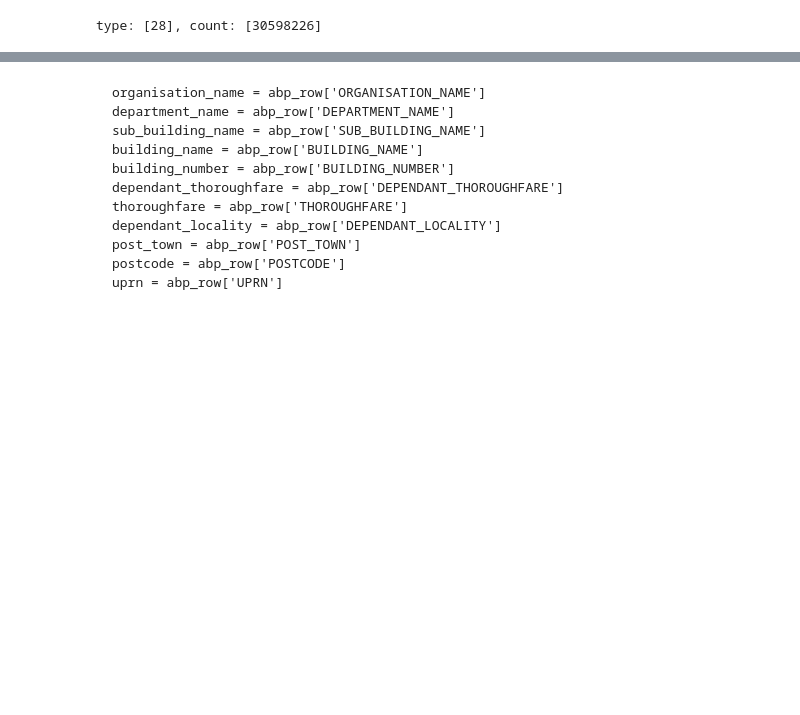
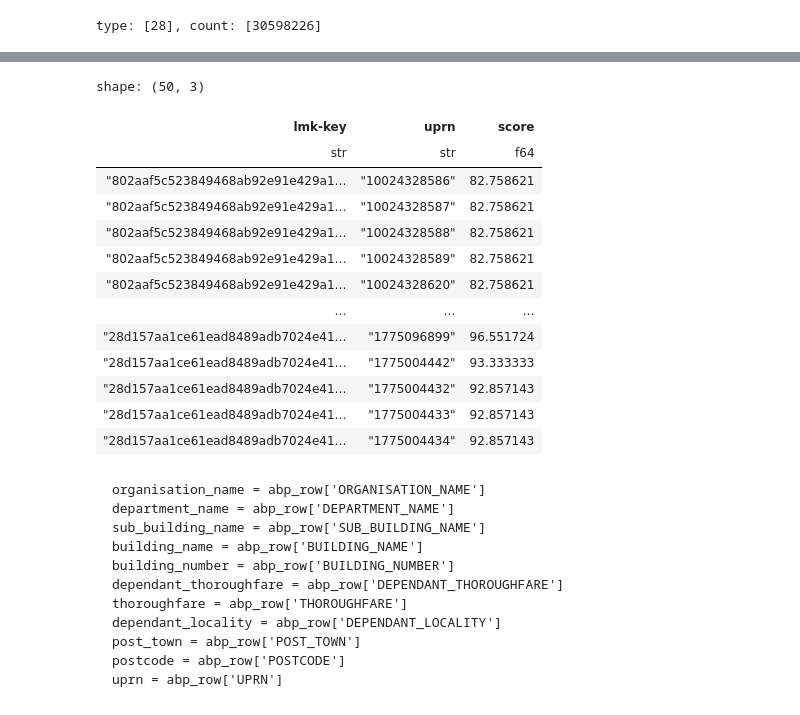
Before and after one commit to UKGovernmentBEIS/DESNZ-MEES, a Jupyter notebook: src/data-analysis/example-fuzzy-address-matching.ipynb, the cells around one changed output, grey strips where cells are left out. Cells and saved outputs as stored; diff of their text form; code cells hidden in the pictures; blank space fills up the shorter version.

```diff
--- a/src/data-analysis/example-fuzzy-address-matching.ipynb
+++ b/src/data-analysis/example-fuzzy-address-matching.ipynb
@@ -75,39 +88,40 @@ def format_abp_address(abp_row):
 # %%
 # attempt the match
 uprn_matched = []
-count_no_hmlr_postcode = 0
-count_hmlr_postcode_not_found = 0
-for row_ccod in df_ccod[:4000].iter_rows(named=True):
-    if row_ccod['Postcode'] == '':
+count_no_postcode = 0
+count_postcode_not_found = 0
+for row in all_epc[:10].iter_rows(named=True):
+    if row['postcode'] == '':
         uprn_matched.append(None)
-        count_no_hmlr_postcode += 1
+        count_no_postcode += 1
         # at this point you could decide to choose the subset based on town/county/district instead
         continue
 
-    local_abp = record_dfs[28].filter(pl.col('POSTCODE') == row_ccod['Postcode'])
+    local_abp = record_dfs[28].filter(pl.col('POSTCODE') == row['postcode'])
     if local_abp.is_empty():
         uprn_matched.append(None)
-        count_hmlr_postcode_not_found += 1
+        count_postcode_not_found += 1
         # same as above, obvs the postcode is wrong
         continue
 
-    formatted_ccod = row_ccod['Property Address'].upper().replace(' (', ', ').replace(')', '')
+    formatted_epc_address = row['address'].upper()
 
     local_addresses = local_abp.map_rows(format_abp_address)
     local_abp_addresses_0 = local_addresses.get_column('column_0')
     local_abp_addresses_1 = local_addresses.get_column('column_1')
 
     # ok, this needs some optimising to figure out the best performance vs accuracy.
-    # using ratio for now as its the quickest (partial_ratio was used in disco).
-    # for first 10 records in ccod: ratio: 20s; partial_ratio: 2min10s
+    # using ratio for now as it's the quickest (partial_ratio was used in disco).
+    # for first 1000 records in ccod: ratio: 5s; partial_ratio: 5s
     # cdist of both lists, using all available processors, may be better perf.
-    match = process.extract(formatted_ccod, local_abp_addresses_0, scorer=fuzz.ratio, limit=1)
-    print(match)
-    if len(match) > 0:
-        uprn_matched.append(local_abp_addresses_1[match[0][2]])
+    matches = process.extract(formatted_epc_address, local_abp_addresses_0, scorer=fuzz.partial_ratio, limit=5)
+    print(matches)
+    if len(matches) > 0:
+        for match in matches:
+            uprn_matched.append((row['lmk-key'], local_abp_addresses_1[match[2]], match[1]))
 
 
 print('done')
-print('hmlr postcode missing:', count_no_hmlr_postcode)
-print('hmlr postcode not found:', count_hmlr_postcode_not_found)
+print('postcode missing:', count_no_postcode)
+print('postcode not found:', count_postcode_not_found)
 # %% [output]
@@ -131,3 +179,24 @@ df_ccod.with_columns(uprn_matched)
+# %%
+os.makedirs('output', exist_ok=True)
+df_matched = pl.DataFrame(uprn_matched, schema={'lmk-key': str, 'uprn': str, 'score': float}, orient="row")
+df_matched.write_parquet('output/epc-to-uprn.parquet')
+# %%
+df_matched
+# %% [output]
+shape: (50, 3)
+| lmk-key | uprn | score |
+| str | str | f64 |
+| "802aaf5c523849468ab92e91e429a1… | "10024328586" | 82.758621 |
+| "802aaf5c523849468ab92e91e429a1… | "10024328587" | 82.758621 |
+| "802aaf5c523849468ab92e91e429a1… | "10024328588" | 82.758621 |
+| "802aaf5c523849468ab92e91e429a1… | "10024328589" | 82.758621 |
+| "802aaf5c523849468ab92e91e429a1… | "10024328620" | 82.758621 |
+| … | … | … |
+| "28d157aa1ce61ead8489adb7024e41… | "1775096899" | 96.551724 |
+| "28d157aa1ce61ead8489adb7024e41… | "1775004442" | 93.333333 |
+| "28d157aa1ce61ead8489adb7024e41… | "1775004432" | 92.857143 |
+| "28d157aa1ce61ead8489adb7024e41… | "1775004433" | 92.857143 |
+| "28d157aa1ce61ead8489adb7024e41… | "1775004434" | 92.857143 |
 # %% [markdown]
     organisation_name = abp_row['ORGANISATION_NAME']
     department_name = abp_row['DEPARTMENT_NAME']
```
Also changed, not shown: parts of 8 cells of this notebook.
